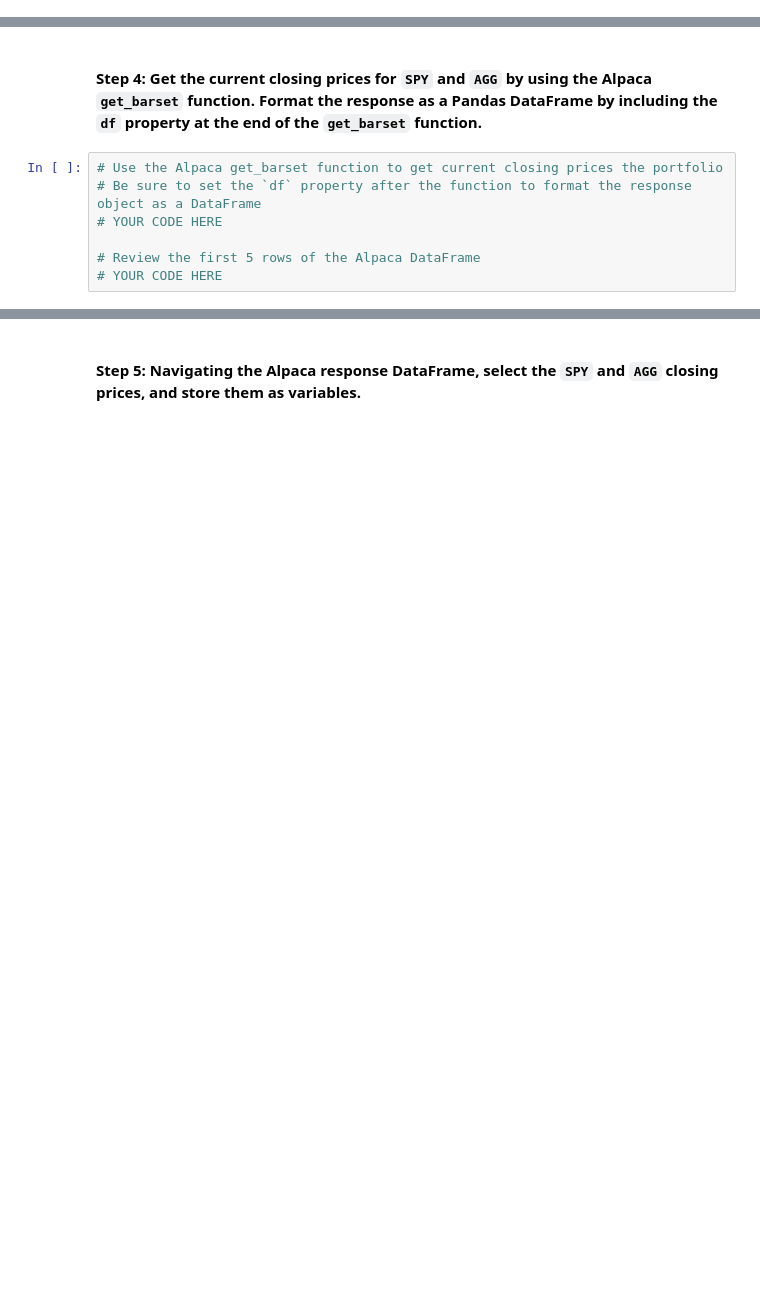
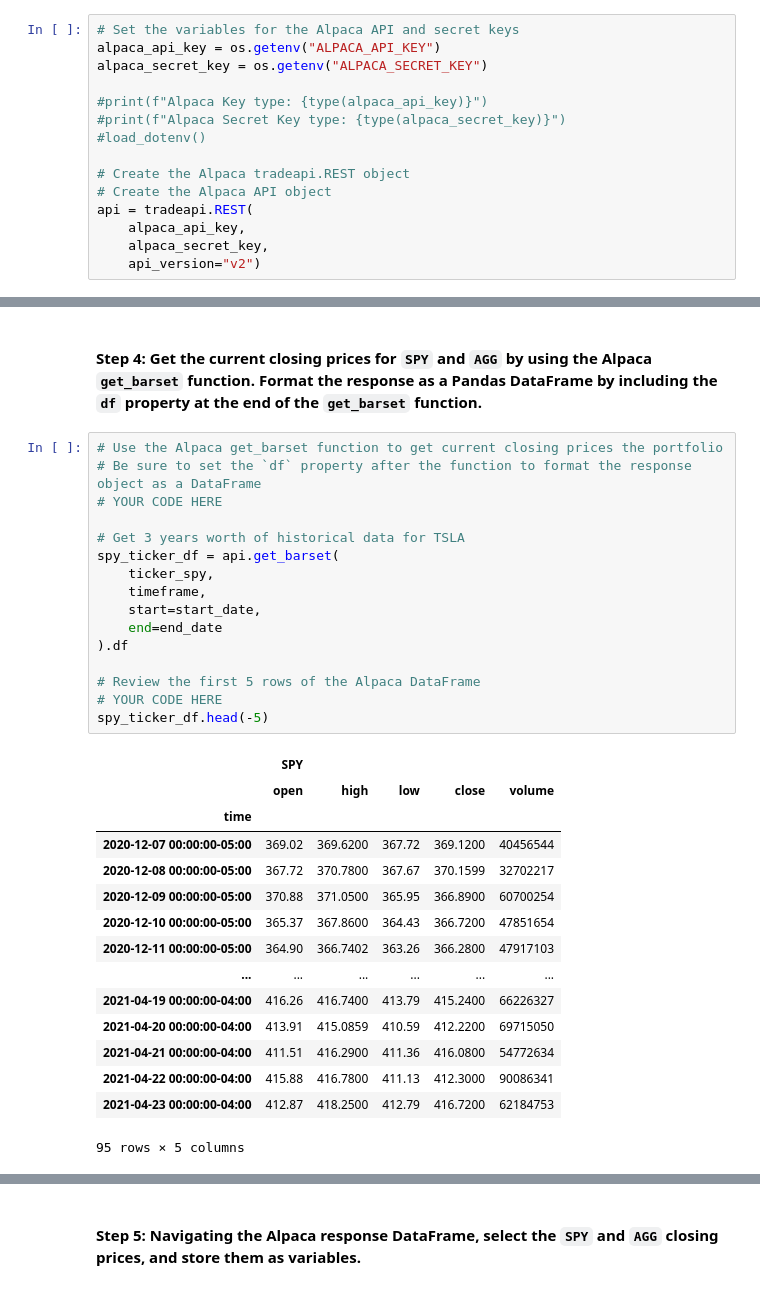
Before and after one commit to codetree4u/FinancialPlannerForRetirement, a Jupyter notebook: financial_planning_tools.ipynb, the cells around one changed output, grey strips where cells are left out. Saved outputs shown, nothing was run; the diff lists cells and outputs as text; blank space fills up the shorter version.

Commit message:
Evaluate the Stock and Bond Holdings by Using the Alpaca SDK (all 6 steps completed))

```diff
--- a/financial_planning_tools.ipynb
+++ b/financial_planning_tools.ipynb
@@ -214,3 +207,18 @@ agg_shares = 200
+# %%
+# Set the variables for the Alpaca API and secret keys
+alpaca_api_key = os.getenv("ALPACA_API_KEY")
+alpaca_secret_key = os.getenv("ALPACA_SECRET_KEY")
+
+#print(f"Alpaca Key type: {type(alpaca_api_key)}")
+#print(f"Alpaca Secret Key type: {type(alpaca_secret_key)}")
+#load_dotenv()
+
+# Create the Alpaca tradeapi.REST object
+# Create the Alpaca API object
+api = tradeapi.REST(
+    alpaca_api_key,
+    alpaca_secret_key,
+    api_version="v2")
 # %% [markdown]
 #### Step 3: Set the following parameters for the Alpaca API call:
 
@@ -237,7 +266,32 @@ agg_shares = 200
 # %%
 # Use the Alpaca get_barset function to get current closing prices the portfolio
 # Be sure to set the `df` property after the function to format the response object as a DataFrame
 # YOUR CODE HERE
 
+# Get 3 years worth of historical data for TSLA
+spy_ticker_df = api.get_barset(
+    ticker_spy,
+    timeframe,
+    start=start_date,
+    end=end_date
+).df
+
 # Review the first 5 rows of the Alpaca DataFrame
 # YOUR CODE HERE
+spy_ticker_df.head(-5)
+# %% [output]
+|  | SPY |  |  |  |  |
+|  | open | high | low | close | volume |
+| time |  |  |  |  |  |
+| 2020-12-07 00:00:00-05:00 | 369.02 | 369.6200 | 367.72 | 369.1200 | 40456544 |
+| 2020-12-08 00:00:00-05:00 | 367.72 | 370.7800 | 367.67 | 370.1599 | 32702217 |
+| 2020-12-09 00:00:00-05:00 | 370.88 | 371.0500 | 365.95 | 366.8900 | 60700254 |
+| 2020-12-10 00:00:00-05:00 | 365.37 | 367.8600 | 364.43 | 366.7200 | 47851654 |
+| 2020-12-11 00:00:00-05:00 | 364.90 | 366.7402 | 363.26 | 366.2800 | 47917103 |
+| ... | ... | ... | ... | ... | ... |
+| 2021-04-19 00:00:00-04:00 | 416.26 | 416.7400 | 413.79 | 415.2400 | 66226327 |
+| 2021-04-20 00:00:00-04:00 | 413.91 | 415.0859 | 410.59 | 412.2200 | 69715050 |
+| 2021-04-21 00:00:00-04:00 | 411.51 | 416.2900 | 411.36 | 416.0800 | 54772634 |
+| 2021-04-22 00:00:00-04:00 | 415.88 | 416.7800 | 411.13 | 412.3000 | 90086341 |
+| 2021-04-23 00:00:00-04:00 | 412.87 | 418.2500 | 412.79 | 416.7200 | 62184753 |
+95 rows × 5 columns
```
Also changed, not shown: parts of 9 cells of this notebook.
